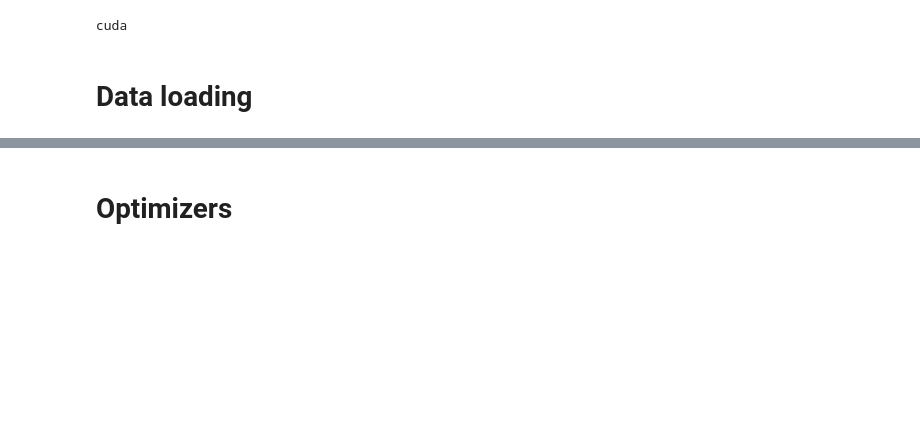
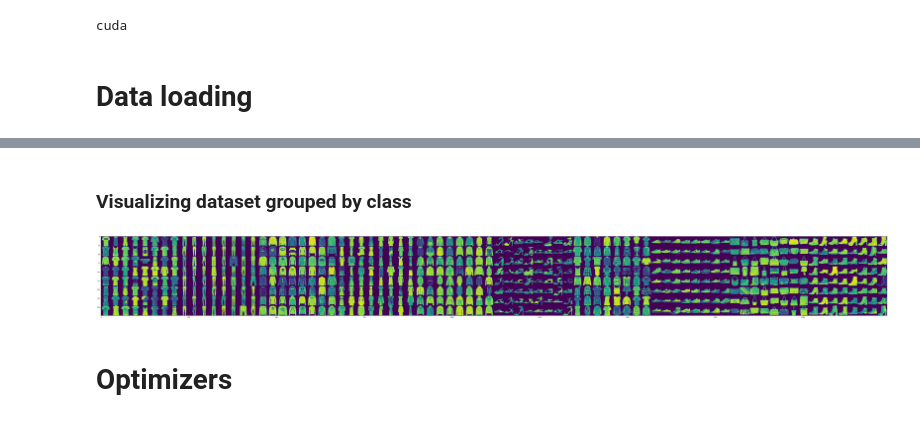
Before and after one commit to AntonMaxen/applied-ai, a Jupyter notebook: assignment_3/classification_vg.ipynb, the cells around one changed output, grey strips where cells are left out. Cells and saved outputs as stored; diff of their text form; code cells hidden in the pictures; blank space fills up the shorter version.

```diff
--- a/assignment_3/classification_vg.ipynb
+++ b/assignment_3/classification_vg.ipynb
@@ -145,4 +208,0 @@ test_loader = torch.utils.data.DataLoader(
-# %%
-subset = filter_dataset(dataset, lambda target: target == 8)
-img = image_dataset_merge(3, 10, subset)
-plt.imshow(img)
@@ -232,3 +230,30 @@ class CNN(nn.Module):
+# %% [markdown]
+### Visualizing dataset grouped by class
+# %%
+label_map = {
+    0: "T-shirt/Top",
+    1: "Trouser",
+    2: "Pullover",
+    3: "Dress",
+    4: "Coat",
+    5: "Sandal",
+    6: "Shirt",
+    7: "Sneaker",
+    8: "Bag",
+    9: "Ankle Boot"
+}
+
+images = []
+for label in range(10):
+    subset = filter_dataset(dataset, lambda target: target == label)
+    img = image_dataset_merge(8, 8, subset)
+    images.append(img)
+
+plt.figure(figsize=(100, 10))
+plt.imshow(np.concatenate(images, axis=1))
+plt.show()
+# %% [output]
+[figure, added]
 # %% [markdown]
 # Optimizers
 # %%
```
Also changed, not shown: parts of 21 cells of this notebook.
